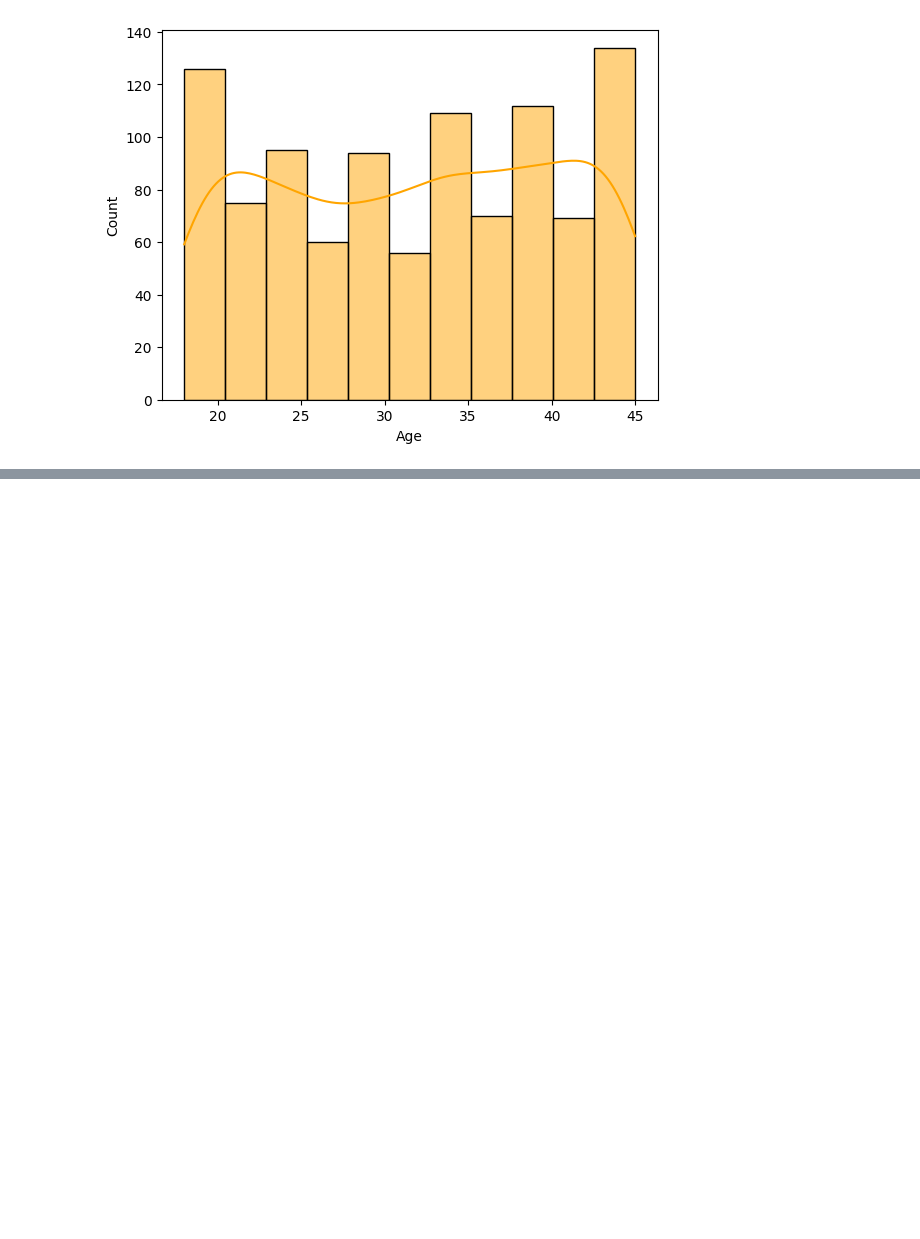
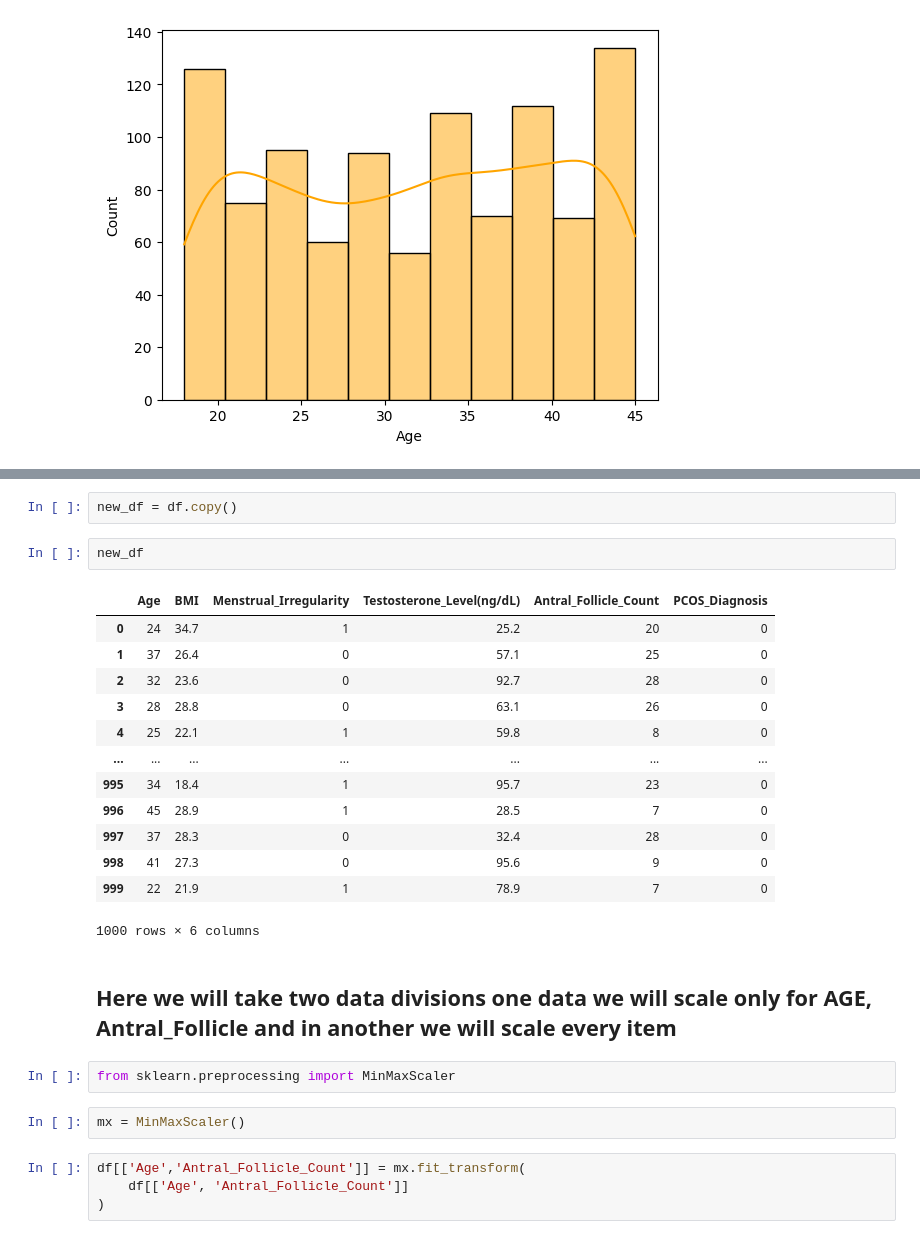
Before and after one commit to Indranil-123/Machine_learning-Projects, a Jupyter notebook: pcos-prediction-ml-dl.ipynb, the cells around one changed output, grey strips where cells are left out. Drawn from its saved outputs; the diff is of its cells as text; blank space fills up the shorter version.

```diff
--- a/pcos-prediction-ml-dl.ipynb
+++ b/pcos-prediction-ml-dl.ipynb
@@ -84,0 +132,28 @@ plt.show()
+# %%
+new_df = df.copy()
+# %%
+new_df
+# %% [output]
+|  | Age | BMI | Menstrual_Irregularity | Testosterone_Level(ng/dL) | Antral_Follicle_Count | PCOS_Diagnosis |
+| 0 | 24 | 34.7 | 1 | 25.2 | 20 | 0 |
+| 1 | 37 | 26.4 | 0 | 57.1 | 25 | 0 |
+| 2 | 32 | 23.6 | 0 | 92.7 | 28 | 0 |
+| 3 | 28 | 28.8 | 0 | 63.1 | 26 | 0 |
+| 4 | 25 | 22.1 | 1 | 59.8 | 8 | 0 |
+| ... | ... | ... | ... | ... | ... | ... |
+| 995 | 34 | 18.4 | 1 | 95.7 | 23 | 0 |
+| 996 | 45 | 28.9 | 1 | 28.5 | 7 | 0 |
+| 997 | 37 | 28.3 | 0 | 32.4 | 28 | 0 |
+| 998 | 41 | 27.3 | 0 | 95.6 | 9 | 0 |
+| 999 | 22 | 21.9 | 1 | 78.9 | 7 | 0 |
+1000 rows × 6 columns
+# %% [markdown]
+## Here we will take two data divisions one data we will scale only for AGE, Antral_Follicle and in another we will scale every item
+# %%
+from sklearn.preprocessing import MinMaxScaler
+# %%
+mx = MinMaxScaler()
+# %%
+df[['Age','Antral_Follicle_Count']] = mx.fit_transform(
+    df[['Age', 'Antral_Follicle_Count']]
+)
```
Also changed, not shown: parts of 18 cells of this notebook.
